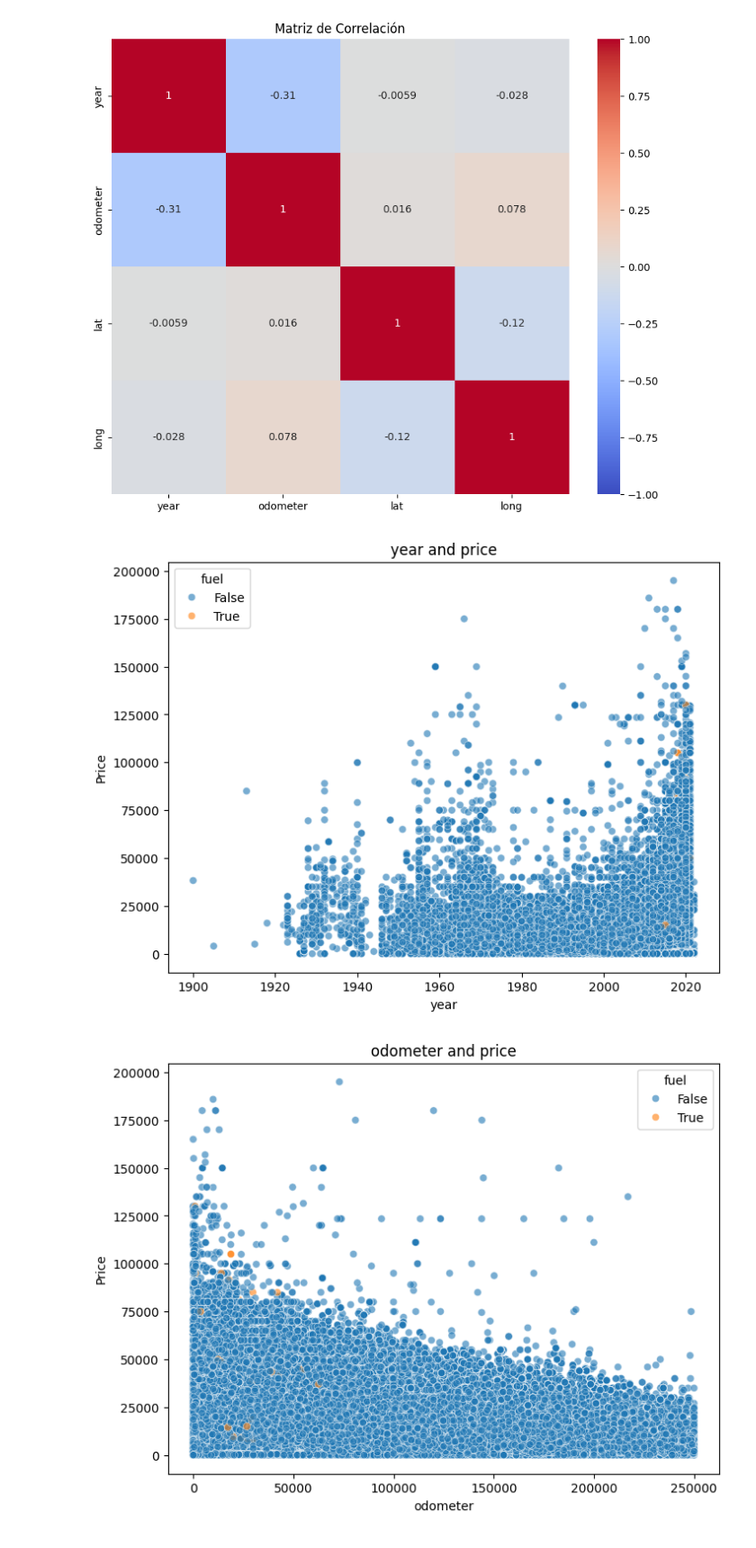
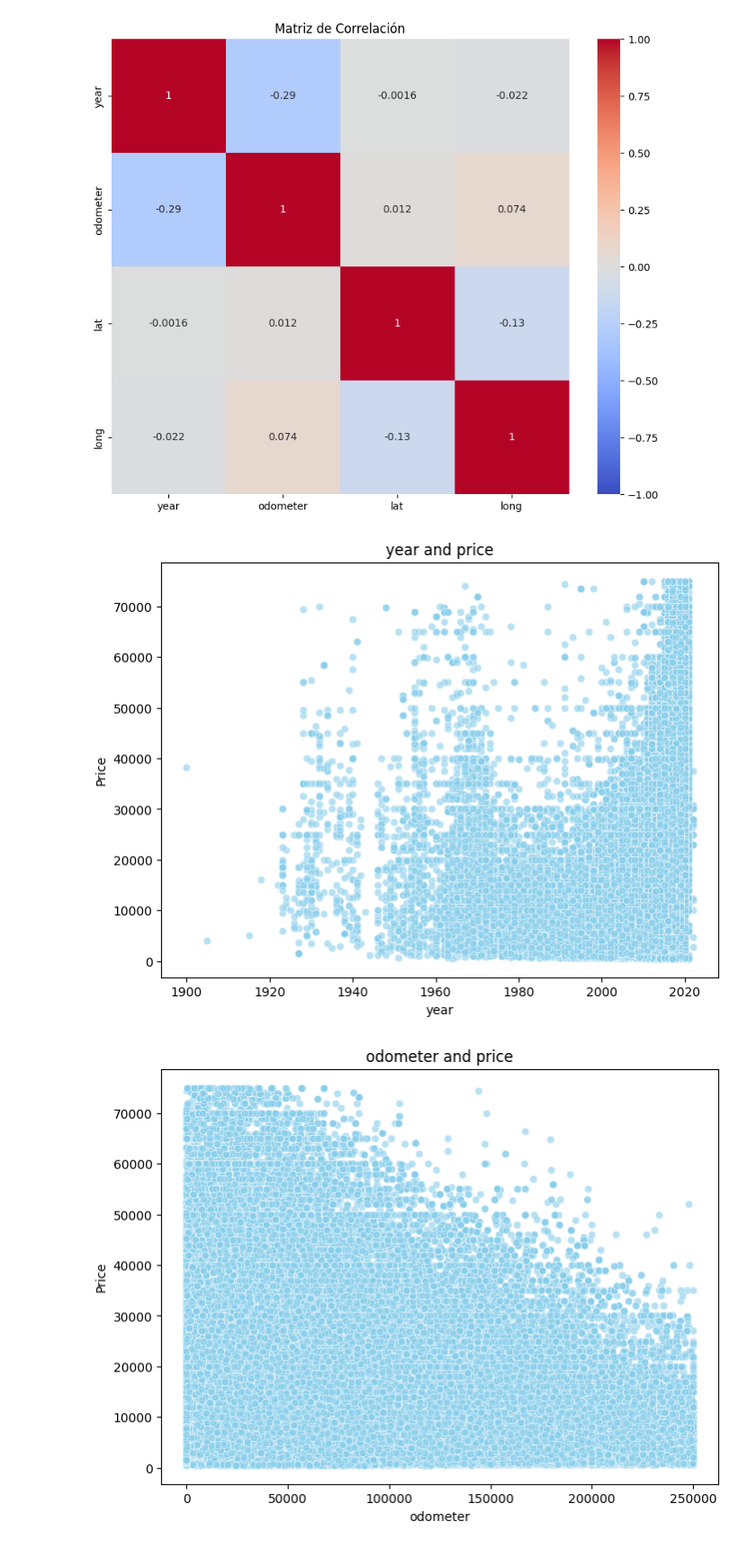
Before and after one commit to mgnorero/Proyecto_Final, a Jupyter notebook: src/EDA_MG.ipynb, the cells around one changed output. Shown at 90% size. Saved outputs shown, nothing was run; the diff lists cells and outputs as text; code cells hidden in the pictures.

```diff
--- a/src/EDA_MG.ipynb
+++ b/src/EDA_MG.ipynb
@@ -36,0 +59,5 @@ memory usage: 29.9+ MB
+# %%
+#eliminar registros con precio 0
+
+df = df[df["price"] > 500]
+df["price"].describe()
@@ -36,0 +74,3 @@ memory usage: 29.9+ MB
+# %%
+df = df[df["price"] < 75000]
+df["price"].describe()
@@ -71,10 +116,0 @@ print(len(precio_cero))
-# %%
-#drop registers with price = 0
-df = df[df["price"] != 0]
-# %%
-#visualizar nuevamente price
-target = df["price"]
-plt.figure(figsize=(10, 5))
-sns.histplot(target, kde=True)
-plt.title('Distribution of Price')
-plt.show()
@@ -115,14 +149,14 @@ plt.show()
 # %%
 #analizar relacion entre columnas numericas y columna objetivo
 electric = df["fuel"] == "electric"
 
 for columna in num_cols:
     plt.figure(figsize=(8, 6))
-    sns.scatterplot(x=df[columna], y= target, alpha=0.6, hue=electric)
+    sns.scatterplot(x=df[columna], y= target, alpha=0.6, color="skyblue")
     plt.title(f'{columna} and price')
     plt.xlabel(columna)
     plt.ylabel("Price")
     plt.show()
 # %% [output]
-[figure, old version]
+[figure, new version]
-[figure, old version]
+[figure, new version]
```
Also changed, not shown: parts of 21 cells of this notebook.
